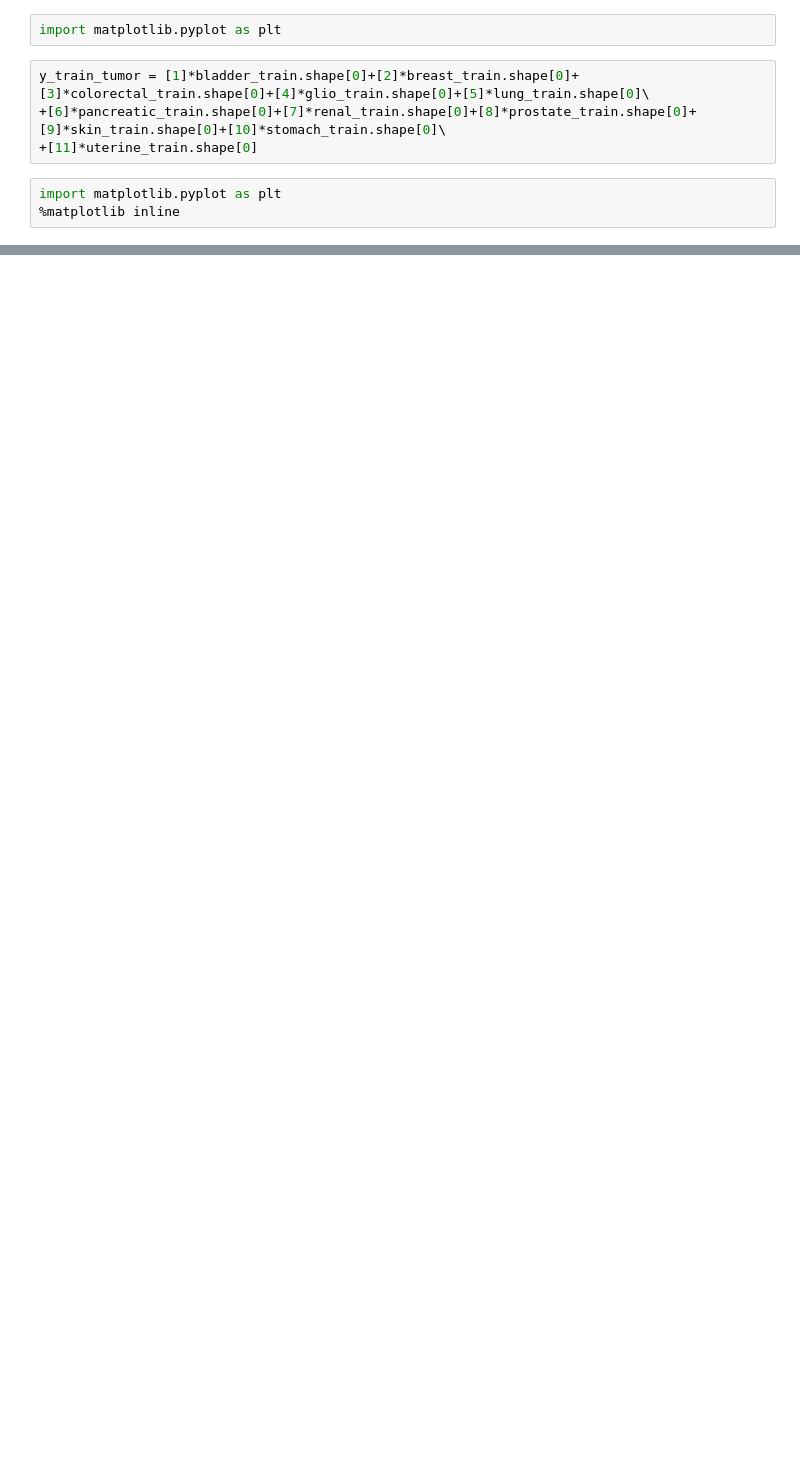
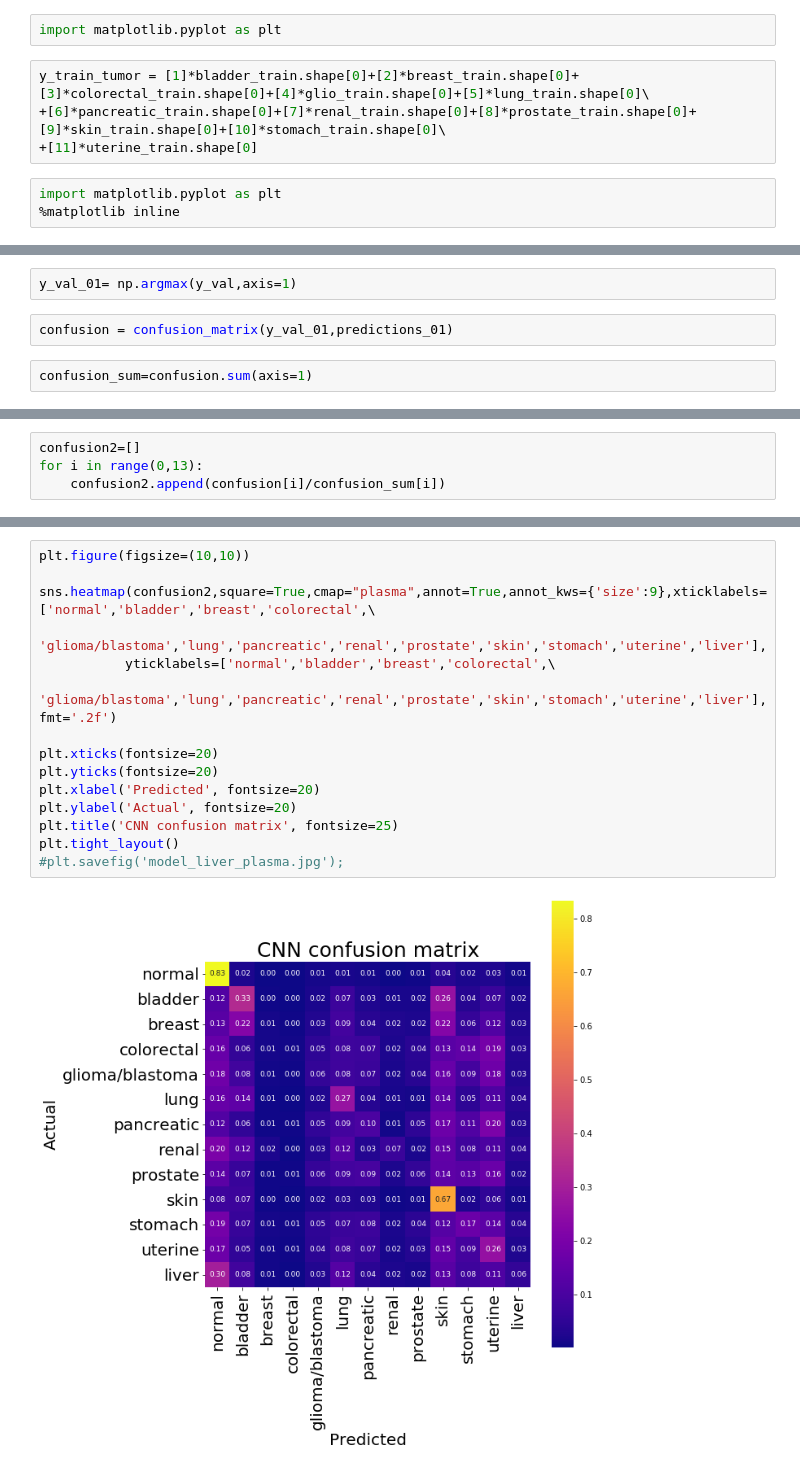
Before and after one commit to Beth526/metis_project_5, a Jupyter notebook: Simple_CNN.ipynb, the cells around one changed output, grey strips where cells are left out. Cells and saved outputs as stored; diff of their text form; blank space fills up the shorter version.

```diff
--- a/Simple_CNN.ipynb
+++ b/Simple_CNN.ipynb
@@ -509,0 +1182,6 @@ def print_stats(confusion_matrix):
+# %%
+y_val_01= np.argmax(y_val,axis=1)
+# %%
+confusion = confusion_matrix(y_val_01,predictions_01)
+# %%
+confusion_sum=confusion.sum(axis=1)
@@ -509,0 +1193,4 @@ def print_stats(confusion_matrix):
+# %%
+confusion2=[]
+for i in range(0,13):
+    confusion2.append(confusion[i]/confusion_sum[i])
@@ -509,0 +1217,17 @@ def print_stats(confusion_matrix):
+# %%
+plt.figure(figsize=(10,10))
+
+sns.heatmap(confusion2,square=True,cmap="plasma",annot=True,annot_kws={'size':9},xticklabels=['normal','bladder','breast','colorectal',\
+                                               'glioma/blastoma','lung','pancreatic','renal','prostate','skin','stomach','uterine','liver'],
+           yticklabels=['normal','bladder','breast','colorectal',\
+                                               'glioma/blastoma','lung','pancreatic','renal','prostate','skin','stomach','uterine','liver'],fmt='.2f')
+
+plt.xticks(fontsize=20)
+plt.yticks(fontsize=20)
+plt.xlabel('Predicted', fontsize=20)
+plt.ylabel('Actual', fontsize=20)
+plt.title('CNN confusion matrix', fontsize=25)
+plt.tight_layout()
+#plt.savefig('model_liver_plasma.jpg');
+# %% [output]
+[figure, added]
```
Also changed, not shown: parts of 124 cells of this notebook.
